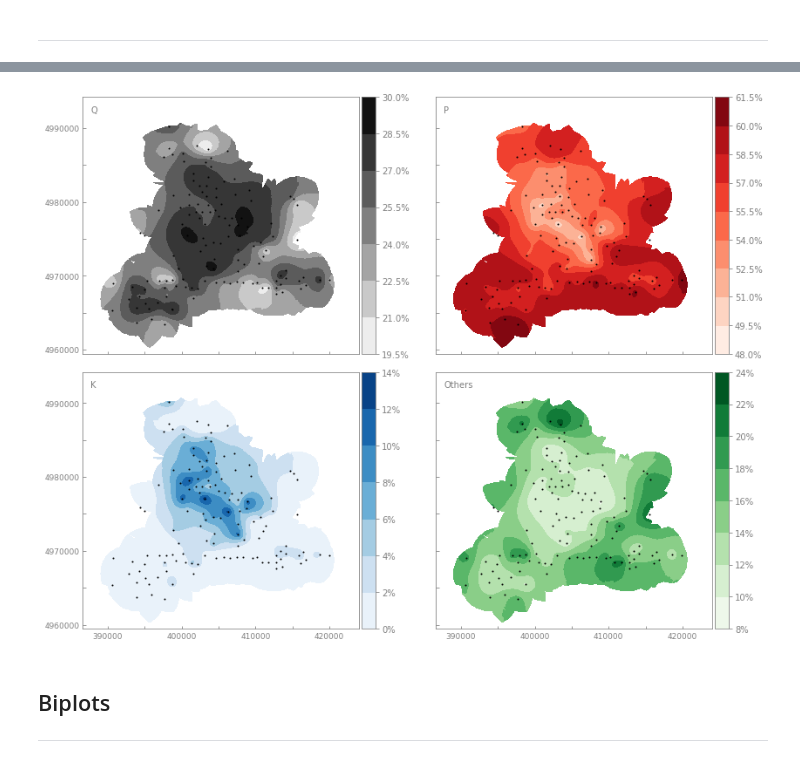
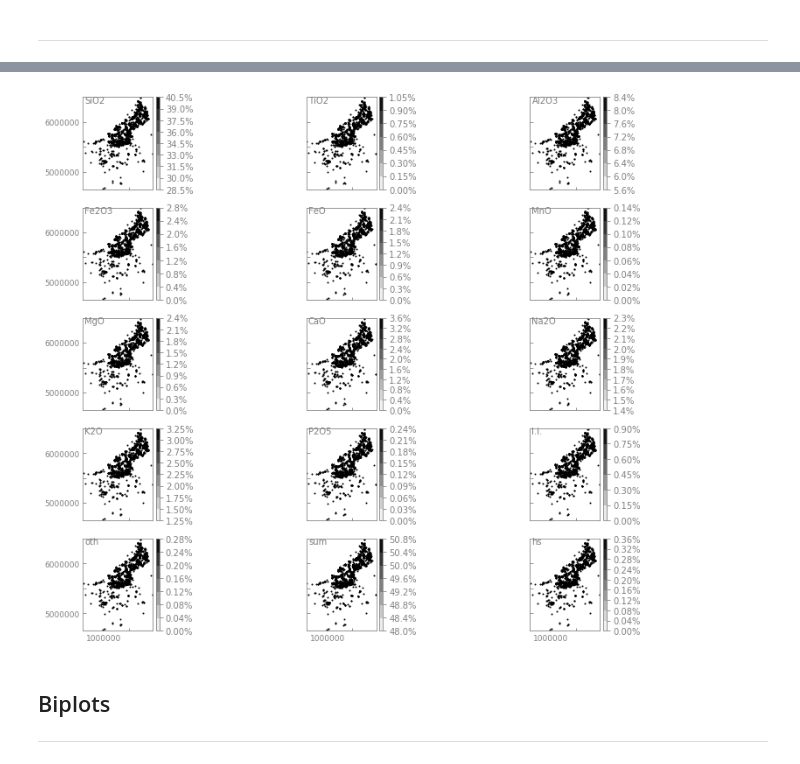
Before and after one commit to Complexio/Vistelius_1995_OCR, a Jupyter notebook: _ANALYSIS/2_Interpolation.ipynb, the cells around one changed output, grey strips where cells are left out. Drawn from its saved outputs; the diff is of its cells as text; code cells hidden in the pictures.

```diff
--- a/_ANALYSIS/2_Interpolation.ipynb
+++ b/_ANALYSIS/2_Interpolation.ipynb
@@ -833,19 +862,25 @@ kriging_predictions = preproc.load_obj("kriging_predictions")
 # %% [output]
 FileNotFoundError: [Errno 2] No such file or directory: '../_DATA/_obj/kriging_predictions.pkl'
 # %%
+%%time
 # You can again change the n_jobs to lower the #CPU cores used for parallel processing
+# Also set the cv_folds variable below
+cv_folds = 10
 
 kriging_predictions = {}
 
-for component in mineralogy_pca_df.columns:
-    for radius in [critical_distance, range_[0]]:
+for component in components_to_use:  # Changed to only first 9 PCs
+    for radius in search_radii:  # Removed critical_distance
         for variable_to_fit in ["estimates", "variances"]:
+
+            # Let's print out the combination to see where we are in the loops
+            print(component, radius, variable_to_fit)
 
             kriging_predictions[f"{component}_{radius}_{variable_to_fit}"] = \
                 cross_val_predict(estimators_final[f"{component}_{radius}_{variable_to_fit}"],
                                   X=np.stack((coordinates_utm["X"],
                                               coordinates_utm["Y"]), axis=1),
                                   y=mineralogy_pca_df[component],
-                                  cv=number_of_control_points,
+                                  cv=cv_folds,
                                   n_jobs=-1,
                                   verbose=5)
@@ -857,16 +931,16 @@ ____
 # %%
 kriging_estimates_df = {}
 
-for radius in [critical_distance, range_[0]]:
+for radius in search_radii:
     temp = {}
 
-    for component in mineralogy_pca_df.columns:
+    for component in components_to_use:
         key = f"{component}_{radius}_estimates"
         temp[key] = kriging_predictions[key]
 
     kriging_estimates_df[f"{radius}"] = pd.DataFrame.from_dict(temp)
     kriging_estimates_df[f"{radius}"].index = mineralogy_pca_df.index
-    kriging_estimates_df[f"{radius}"].columns = mineralogy_pca_df.columns
+    kriging_estimates_df[f"{radius}"].columns = components_to_use
 
     print(f"{radius}")
     kriging_estimates_df[f"{radius}"].head()
@@ -874,16 +956,16 @@ for radius in [critical_distance, range_[0]]:
 kriging_variances_df = {}
 
 
-for radius in [critical_distance, range_[0]]:
+for radius in search_radii:
     temp = {}
 
-    for component in mineralogy_pca_df.columns:
+    for component in components_to_use:
         key = f"{component}_{radius}_variances"
         temp[key] = kriging_predictions[key]
 
     kriging_variances_df[f"{radius}"] = pd.DataFrame.from_dict(temp)
     kriging_variances_df[f"{radius}"].index = mineralogy_pca_df.index
-    kriging_variances_df[f"{radius}"].columns = mineralogy_pca_df.columns
+    kriging_variances_df[f"{radius}"].columns = components_to_use
 
     print(f"{radius}")
     kriging_variances_df[f"{radius}"].head()
@@ -1023,17 +1141,19 @@ for i, item in enumerate(interpolated_parallel, start=1):
 preproc.save_obj(interpolated_dict, "interpolated_dict")
 # %%
 # Number of PCs to use for reverse calculations
-n_comp
+n_comp = 9
 
 interpolated_array = postproc.convert_grid_to_array_of_scores(interpolated_dict)
 
-interpolated_reverse_pca = postproc.reverse_pca(pca_BM,
+interpolated_reverse_pca = postproc.reverse_pca(mineralogy_pca,
                                                 interpolated_array,
                                                 mineralogy_clr,
                                                 n_comp=n_comp)
 
 interpolated_reverse_clr = postproc.reverse_clr(interpolated_reverse_pca,
                                                 mineralogy_clr)
+
+# You will get a FutureWarning here, that's fine
 # %% [output]
 1
 2
@@ -1083,27 +1223,29 @@ Others
 # %%
 # Specify how many rows and columns you want to use in the following figure
 # This will ofcourse depend an the number of variables you would like to plot
 # You can also set the figure size
+n_cols = 3
+n_rows = 5
 
 # Figure with single mineral maps as subplots
 plots.plot_contour_map_all(interpolated_modal,
-                           grid_wide,
+                           grid,
                            coordinates_utm,
                            group_name,
                            title=f"radius={range_[0]}m masked {critical_distance}m",
                            show_plot=True,
                            label_pos = (0.03, 0.94),
                            skip_xaxis_label=2,
                            skip_yaxis_label=2,
                            skip_xaxis_start=1,
                            skip_yaxis_start=1,
                            figsize=(12, 9),
                            ncols=n_cols,
                            nrows=n_rows,
                            sharex=True,
                            sharey=True)
 # %% [output]
-[figure, old version]
+[figure, new version]
 # %% [markdown]
 ## Biplots
 ____
```
Also changed, not shown: parts of 25 cells of this notebook, 35 other files.
